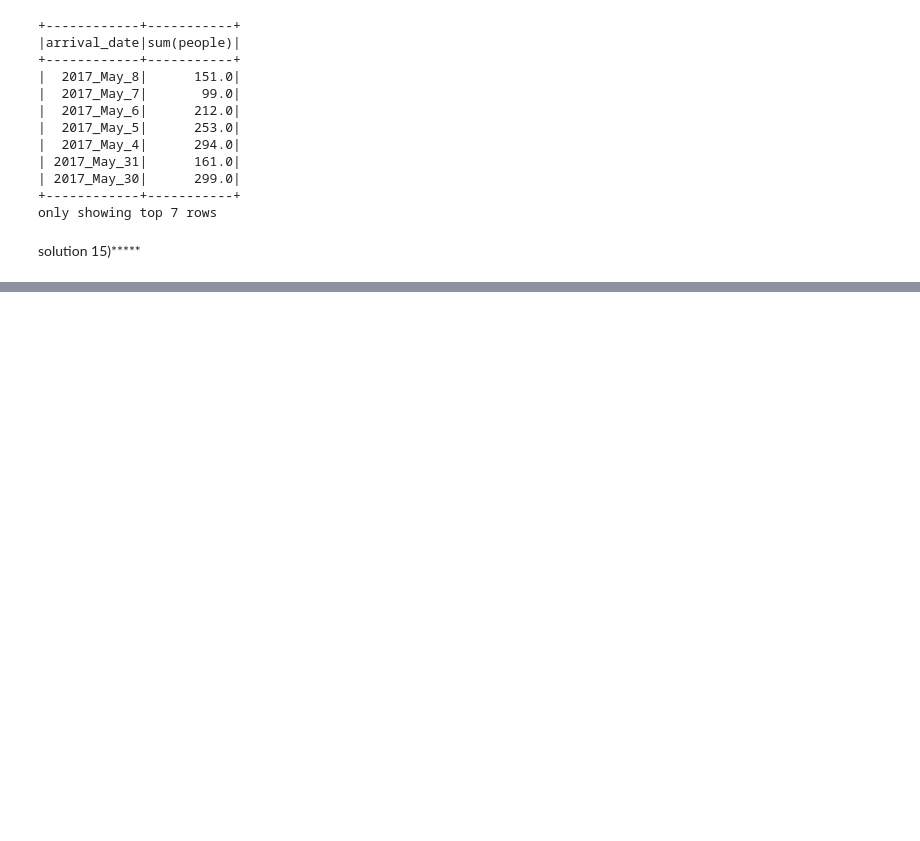
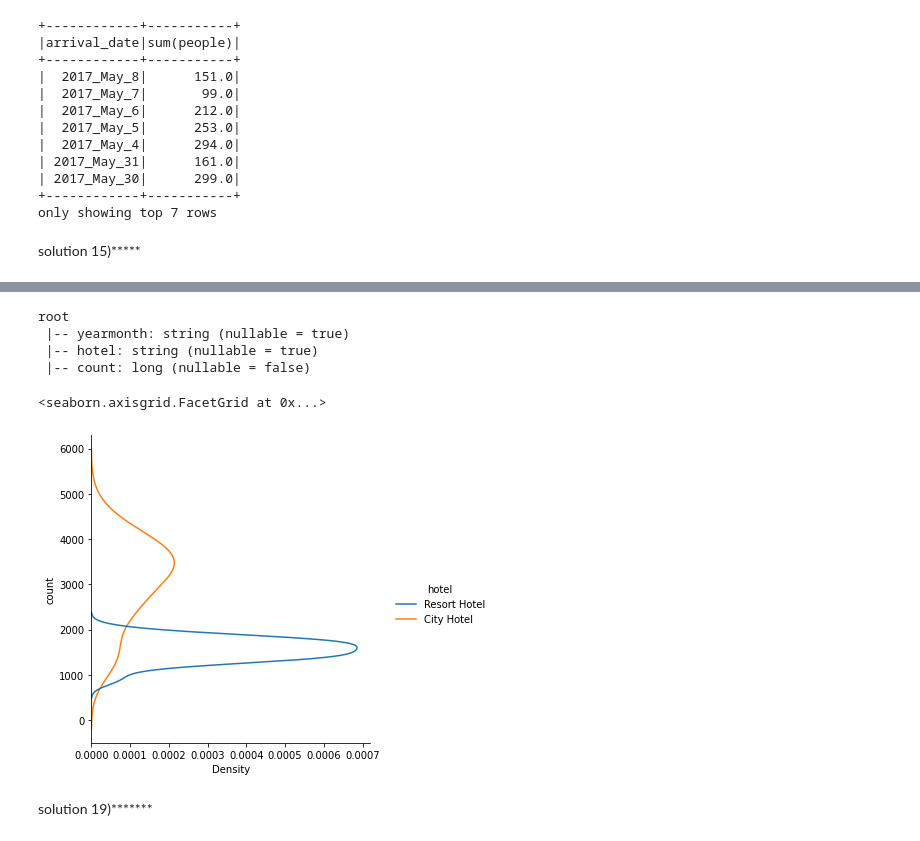
Before and after one commit to somkiatth/git, a Jupyter notebook: ku_API_assign.ipynb, the cells around one changed output, grey strips where cells are left out. Cells and saved outputs as stored; diff of their text form; code cells hidden in the pictures; blank space fills up the shorter version.

```diff
--- a/ku_API_assign.ipynb
+++ b/ku_API_assign.ipynb
@@ -375,3 +383,5 @@ new14_1df.groupby('yearmonth','hotel').count().sort('yearmonth').show()
 | 2016_February|  City Hotel| 2371|
 +--------------+------------+-----+
 only showing top 20 rows
+# %%
+new14_2df =new14_1df.groupby('yearmonth','hotel').count().sort('yearmonth')
@@ -396,0 +553,14 @@ solution 15)*****
+# %%
+new14_2df.printSchema()
+# %% [output]
+root
+ |-- yearmonth: string (nullable = true)
+ |-- hotel: string (nullable = true)
+ |-- count: long (nullable = false)
+# %%
+sns.displot(data=df19,y='count', kind='kde',hue='hotel')
+# %% [output]
+<seaborn.axisgrid.FacetGrid at 0x...>
+[figure, added]
+# %% [markdown]
+solution 19)*******
```
Also changed, not shown: parts of 28 cells of this notebook.
